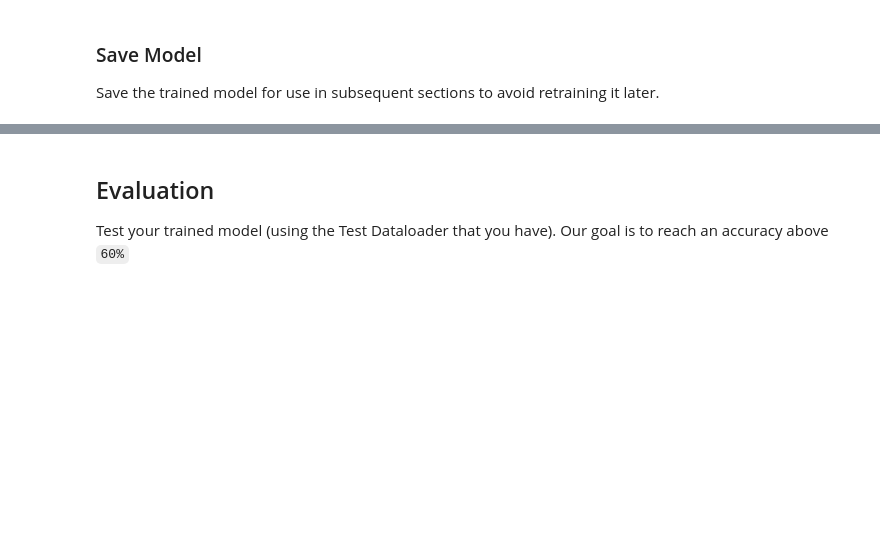
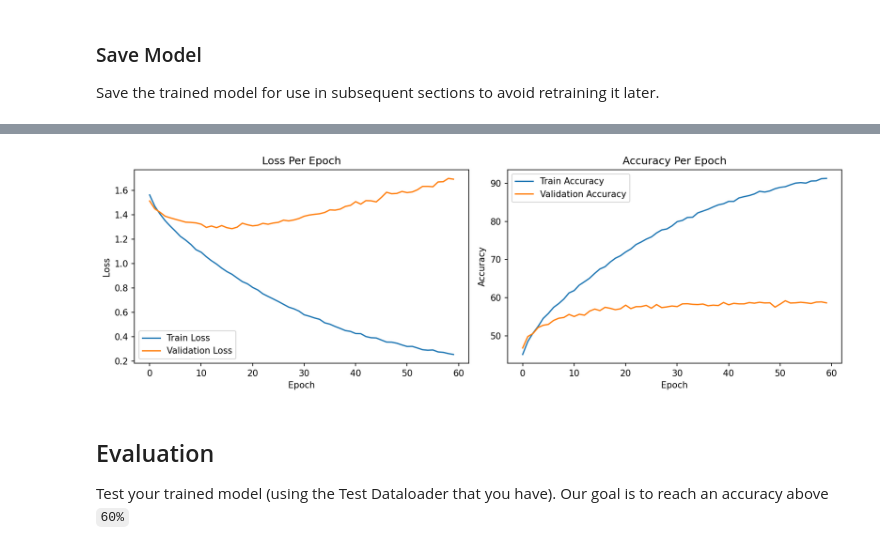
Before and after one commit to Artin-Tavasoli/Neural-Network, a Jupyter notebook: Neural_Network.ipynb, the cells around one changed output, grey strips where cells are left out. Drawn from its saved outputs; the diff is of its cells as text; code cells hidden in the pictures; blank space fills up the shorter version.

Commit message:
Testing Fully Connected Network

```diff
--- a/Neural_Network.ipynb
+++ b/Neural_Network.ipynb
@@ -325,0 +312,4 @@ FullyConnectedNetwork(
+# %%
+device = torch.device("cuda" if torch.cuda.is_available() else "cpu")
+model = FullyConnectedNetwork().to(device)
+print(model)
@@ -355,7 +358,7 @@ In addition, an **optimization algorithm** is needed to update the model's param
   - Adam = Adaptive moment estimation.  combination of momentum-like smoothing and RMS-like scaling
 # %%
 criterion = nn.CrossEntropyLoss()
-optimizer = optim.Adam(model.parameters(), lr=1e-3)
+optimizer = optim.Adam(model.parameters(), lr=1e-4)
 # %% [markdown]
 ### Train loop
 
@@ -396,15 +399,23 @@ def calculate_loss_and_accuracy(net: torch.nn.Module, criterion: torch.nn.Module
     number_of_correct_predictions = 0
     number_of_samples_seen = 0
 
+    device = next(net.parameters()).device
+
     for batch_idx, (images, labels) in enumerate(dataloader):
         size_of_batch = images.size(0)
-        optimizer.zero_grad()
+
+        images, labels = images.to(device), labels.to(device)
+
+
+        if optimizer:
+            optimizer.zero_grad()
 
         predicted_labels = net(images)
         loss = criterion(predicted_labels, labels)
 
-        loss.backward()
-        optimizer.step()
+        if optimizer:
+            loss.backward()
+            optimizer.step()
 
         number_of_losses += (loss.item() * size_of_batch)
 
@@ -464,3 +489,26 @@ Using the arrays that you have (from task 2 in the above section), visualize two
+# %%
+plt.figure(figsize=(12, 4))
+
+plt.subplot(1, 2, 1)
+plt.plot(history['train_loss'], label='Train Loss')
+plt.plot(history['val_loss'], label='Validation Loss')
+plt.xlabel('Epoch')
+plt.ylabel('Loss')
+plt.title('Loss Per Epoch')
+plt.legend()
+
+plt.subplot(1, 2, 2)
+plt.plot(history['train_acc'], label='Train Accuracy')
+plt.plot(history['val_acc'], label='Validation Accuracy')
+plt.xlabel('Epoch')
+plt.ylabel('Accuracy')
+plt.title('Accuracy Per Epoch')
+plt.legend()
+
+plt.tight_layout()
+plt.show()
+# %% [output]
+[figure, added]
 # %% [markdown]
 ## Evaluation
 
```
Also changed, not shown: parts of 15 cells of this notebook.
